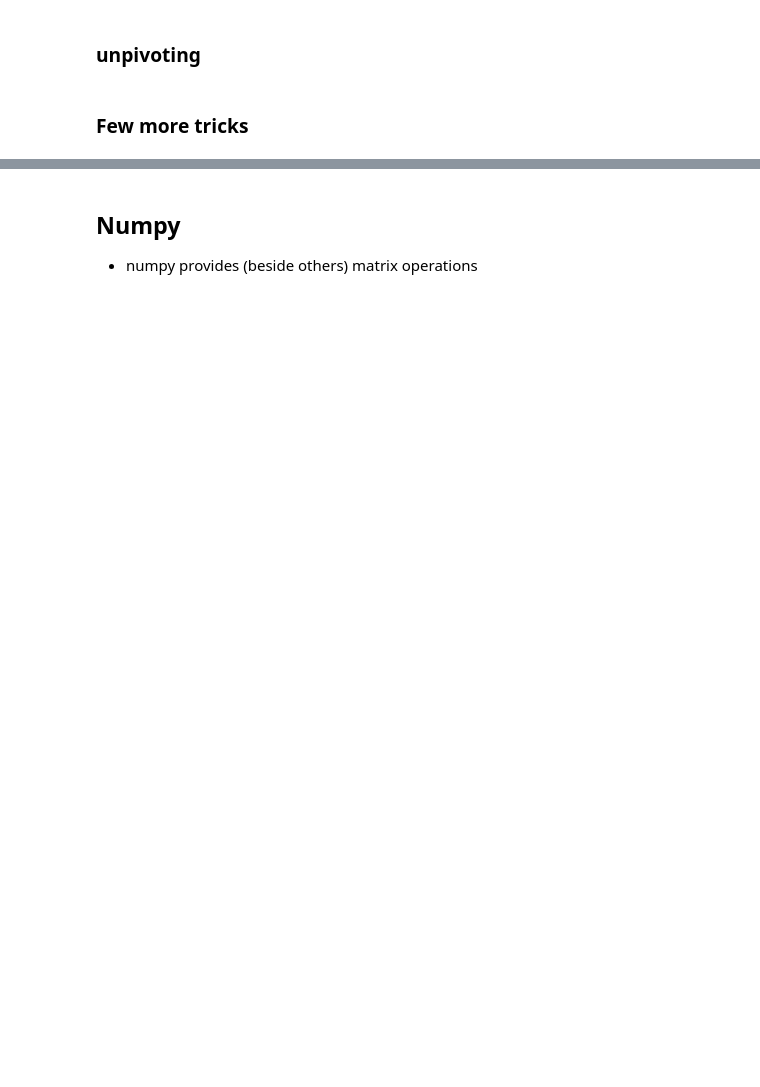
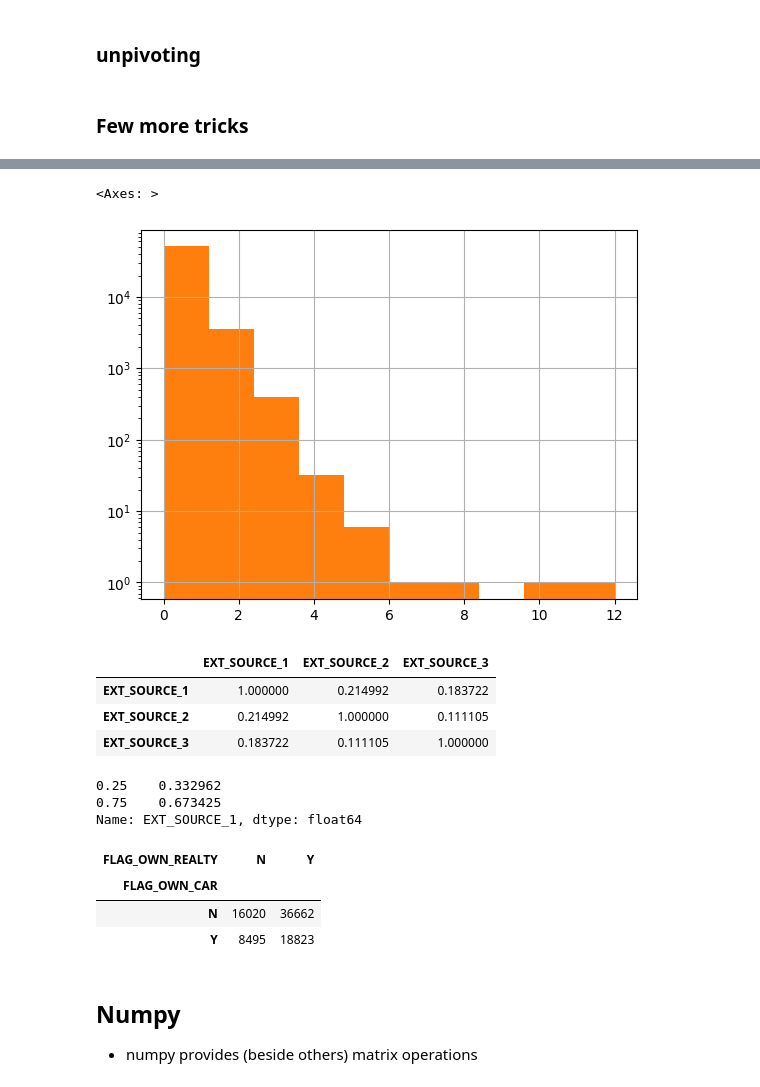
Before and after one commit to Emmak19/data-science-2, a Jupyter notebook: Practicals/02_python_intro/python_intro.ipynb, the cells around one changed output, grey strips where cells are left out. Cells and saved outputs as stored; diff of their text form; code cells hidden in the pictures; blank space fills up the shorter version.

```diff
--- a/Practicals/02_python_intro/python_intro.ipynb
+++ b/Practicals/02_python_intro/python_intro.ipynb
@@ -1894,7 +1928,7 @@ df
 | 3 | 4 | 8 |
 # %%
 from pathlib import Path
-data_file = Path("C:/Users/emmak/Documents/data-science-2/data_devsample/dev_sample.csv")
+data_file = Path("C:/Users/emmak/Documents/data-science-2/data_devsample.csv")
 # %%
 data = pd.read_csv(data_file, sep = ',', encoding = 'utf-8', low_memory=False)
 print(f'data is object of type:   {type(data)}')
@@ -2117,18 +2416,35 @@ data['EXT_SOURCE_1'].hist()
 # %%
 # histogram with log
 data['CNT_CHILDREN'].hist()
 
 # try using log
-# data['CNT_CHILDREN'].hist(log=True)
+data['CNT_CHILDREN'].hist(log=True)
+# %% [output]
+<Axes: >
+[figure, added]
 # %%
 # correlation
 data[['EXT_SOURCE_1', 'EXT_SOURCE_2', 'EXT_SOURCE_3']].corr()
+# %% [output]
+|  | EXT_SOURCE_1 | EXT_SOURCE_2 | EXT_SOURCE_3 |
+| EXT_SOURCE_1 | 1.000000 | 0.214992 | 0.183722 |
+| EXT_SOURCE_2 | 0.214992 | 1.000000 | 0.111105 |
+| EXT_SOURCE_3 | 0.183722 | 0.111105 | 1.000000 |
 # %%
 # get quantile
 data['EXT_SOURCE_1'].quantile([0.25, 0.75])
+# %% [output]
+0.25    0.332962
+0.75    0.673425
+Name: EXT_SOURCE_1, dtype: float64
 # %%
 # crosstab
 pd.crosstab(data['FLAG_OWN_CAR'], data['FLAG_OWN_REALTY'])
+# %% [output]
+| FLAG_OWN_REALTY | N | Y |
+| FLAG_OWN_CAR |  |  |
+| N | 16020 | 36662 |
+| Y | 8495 | 18823 |
 # %% [markdown]
 ## Numpy
 - numpy provides (beside others) matrix operations
```
Also changed, not shown: parts of 64 cells of this notebook, 1 other file.
